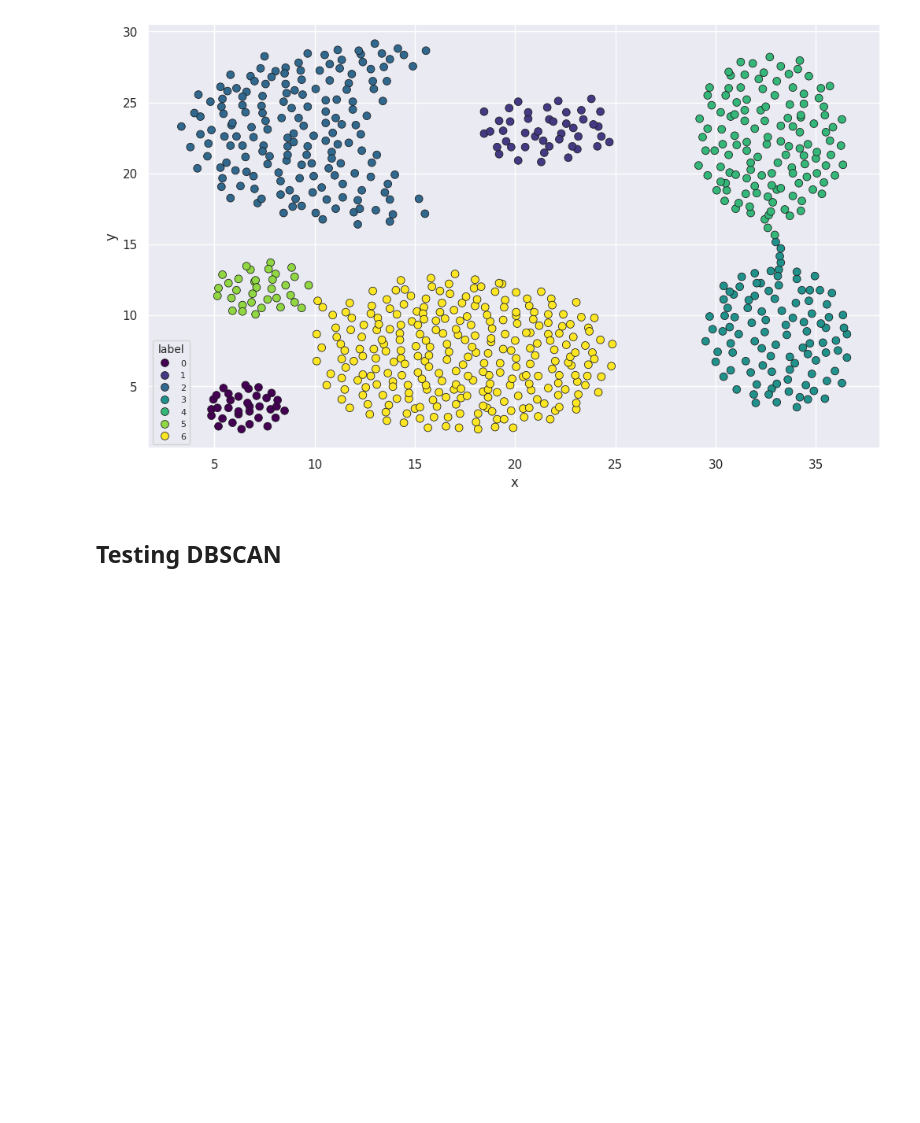
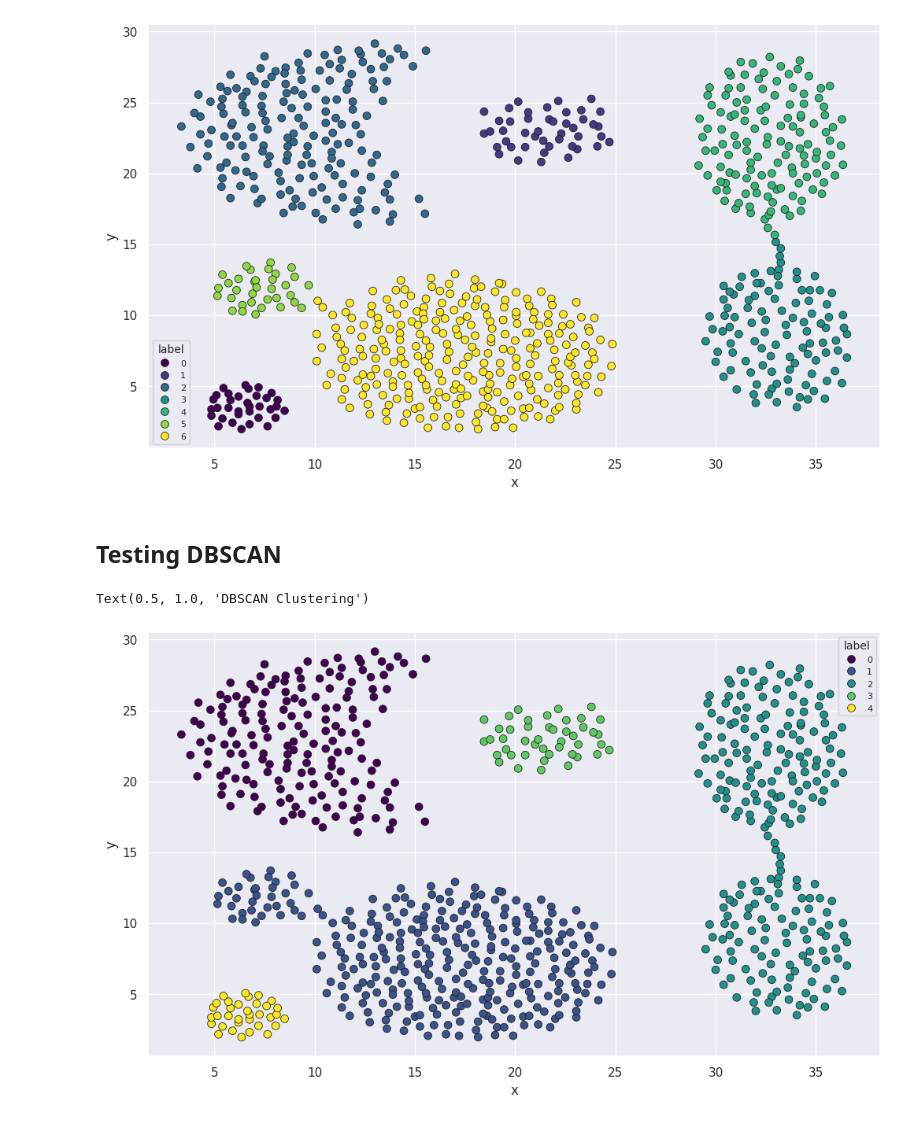
Before and after one commit to ElStabilini/AlgoritmiEStruttureDati, a Jupyter notebook: prova.ipynb, the cells around one changed output. Saved outputs shown, nothing was run; the diff lists cells and outputs as text; code cells hidden in the pictures; blank space fills up the shorter version.

Commit message:
Used DBSCAN

```diff
--- a/prova.ipynb
+++ b/prova.ipynb
@@ -113,3 +113,17 @@ Text(0.5, 1.0, 'Chameleon Clustering')
 [figure]
 # %% [markdown]
 ## Testing DBSCAN
+# %%
+X = coordinates_array = df_base[['x', 'y']].values
+dbscan = DBSCAN(eps=2, min_samples=2).fit(X)
+dbscan_df = df_base.copy()
+dbscan_df['label'] = dbscan.labels_
+# %%
+sns.set(rc = {'figure.figsize':(12,7),  "legend.fontsize": 8, "legend.title_fontsize": 10})
+sns.scatterplot(data=dbscan_df, x='x', y='y', hue=dbscan_df.label, palette='viridis', edgecolor='k', s=50)
+ax.set_xlabel('X', fontsize = 14)
+ax.set_ylabel('Y', fontsize = 14)
+ax.set_title('DBSCAN Clustering', fontsize = 18)
+# %% [output]
+Text(0.5, 1.0, 'DBSCAN Clustering')
+[figure, added]
```
